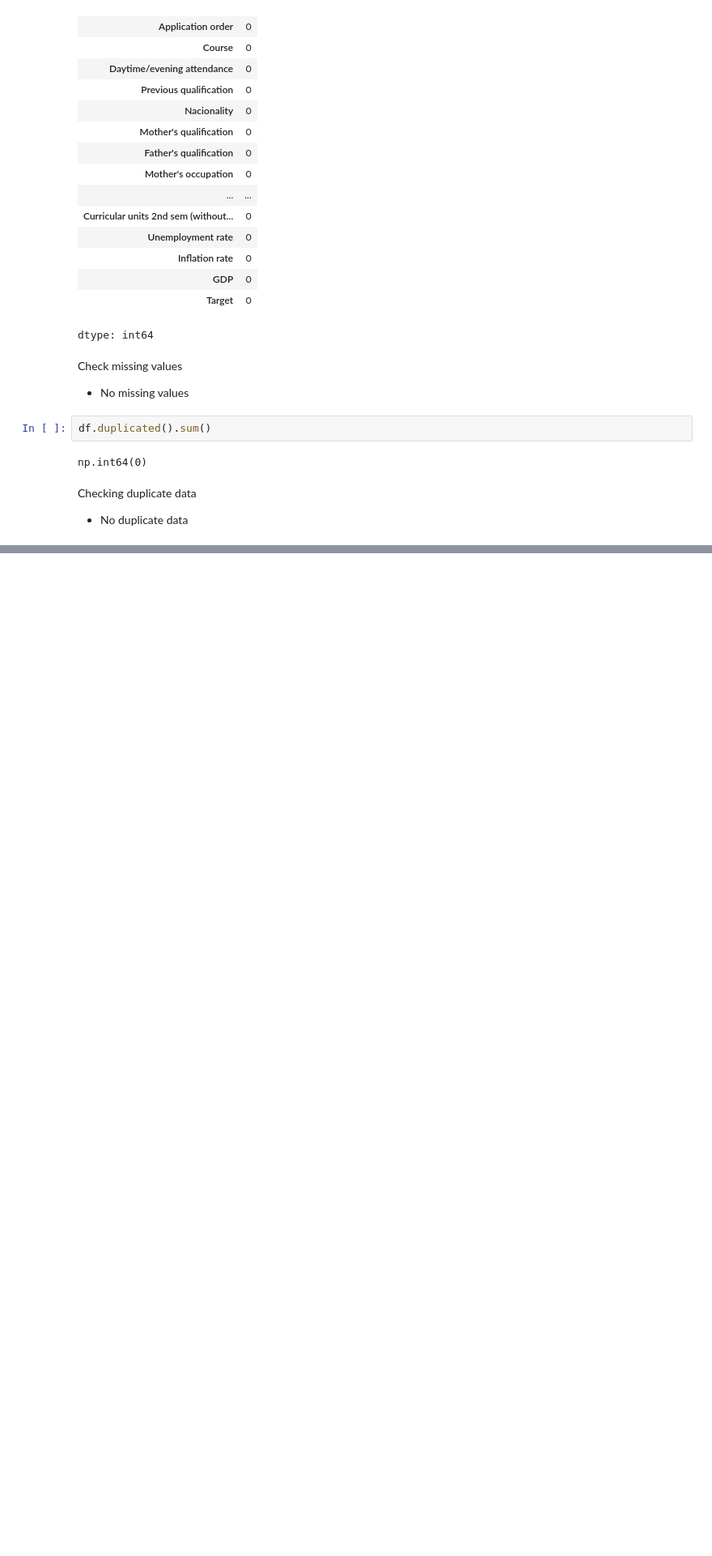
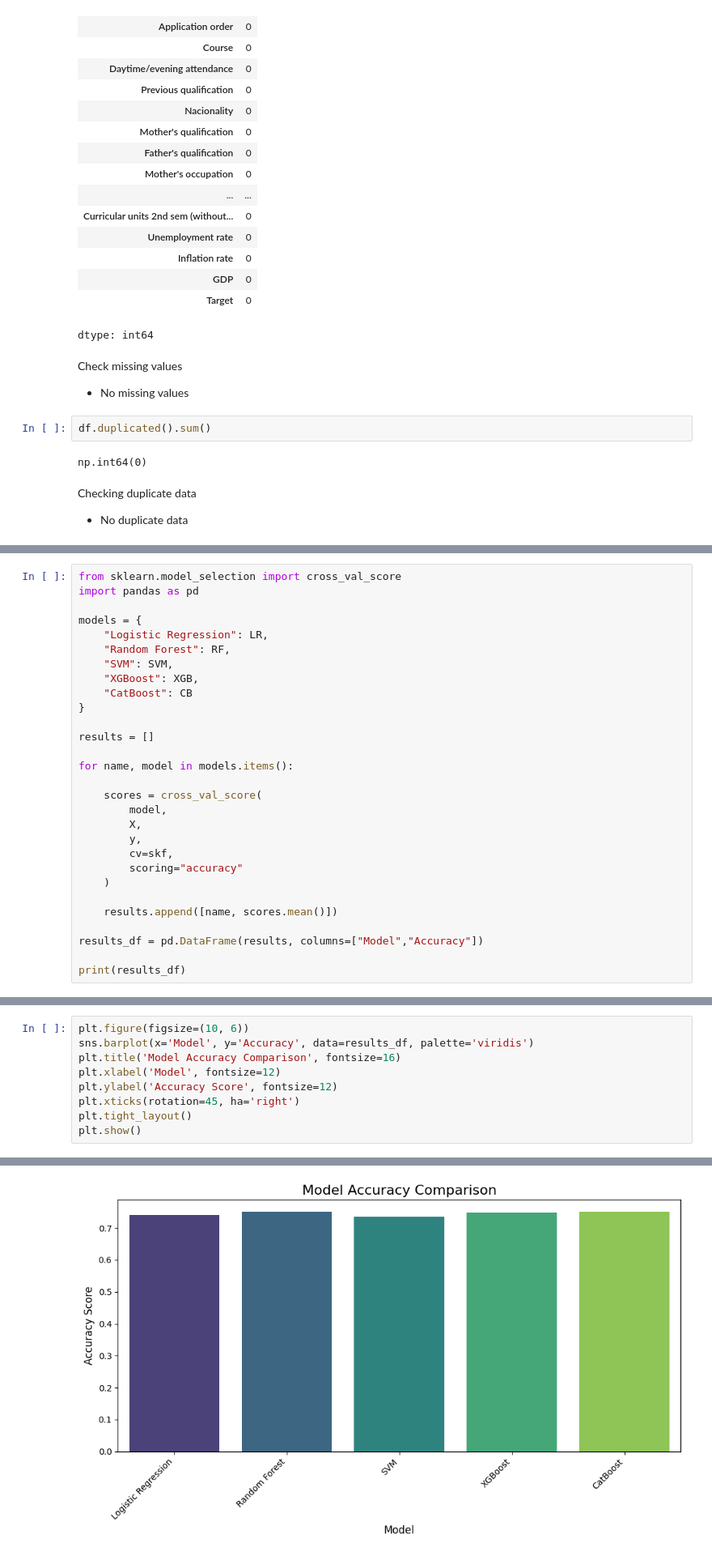
Before and after one commit to hayahanyyy/Bachelor-Thesis, a Jupyter notebook: Implementation01.ipynb, the cells around one changed output, grey strips where cells are left out. Shown at 81% size. Saved outputs shown, nothing was run; the diff lists cells and outputs as text; blank space fills up the shorter version.

```diff
--- a/Implementation01.ipynb
+++ b/Implementation01.ipynb
@@ -182,0 +335,29 @@ Checking duplicate data
+# %%
+from sklearn.model_selection import cross_val_score
+import pandas as pd
+
+models = {
+    "Logistic Regression": LR,
+    "Random Forest": RF,
+    "SVM": SVM,
+    "XGBoost": XGB,
+    "CatBoost": CB
+}
+
+results = []
+
+for name, model in models.items():
+
+    scores = cross_val_score(
+        model,
+        X,
+        y,
+        cv=skf,
+        scoring="accuracy"
+    )
+
+    results.append([name, scores.mean()])
+
+results_df = pd.DataFrame(results, columns=["Model","Accuracy"])
+
+print(results_df)
@@ -182,0 +453,10 @@ Checking duplicate data
+# %%
+plt.figure(figsize=(10, 6))
+sns.barplot(x='Model', y='Accuracy', data=results_df, palette='viridis')
+plt.title('Model Accuracy Comparison', fontsize=16)
+plt.xlabel('Model', fontsize=12)
+plt.ylabel('Accuracy Score', fontsize=12)
+plt.xticks(rotation=45, ha='right')
+plt.tight_layout()
+plt.show()
+# %% [output]
@@ -182,0 +466 @@ Checking duplicate data
+[figure, added]
```
Also changed, not shown: parts of 45 cells of this notebook.
